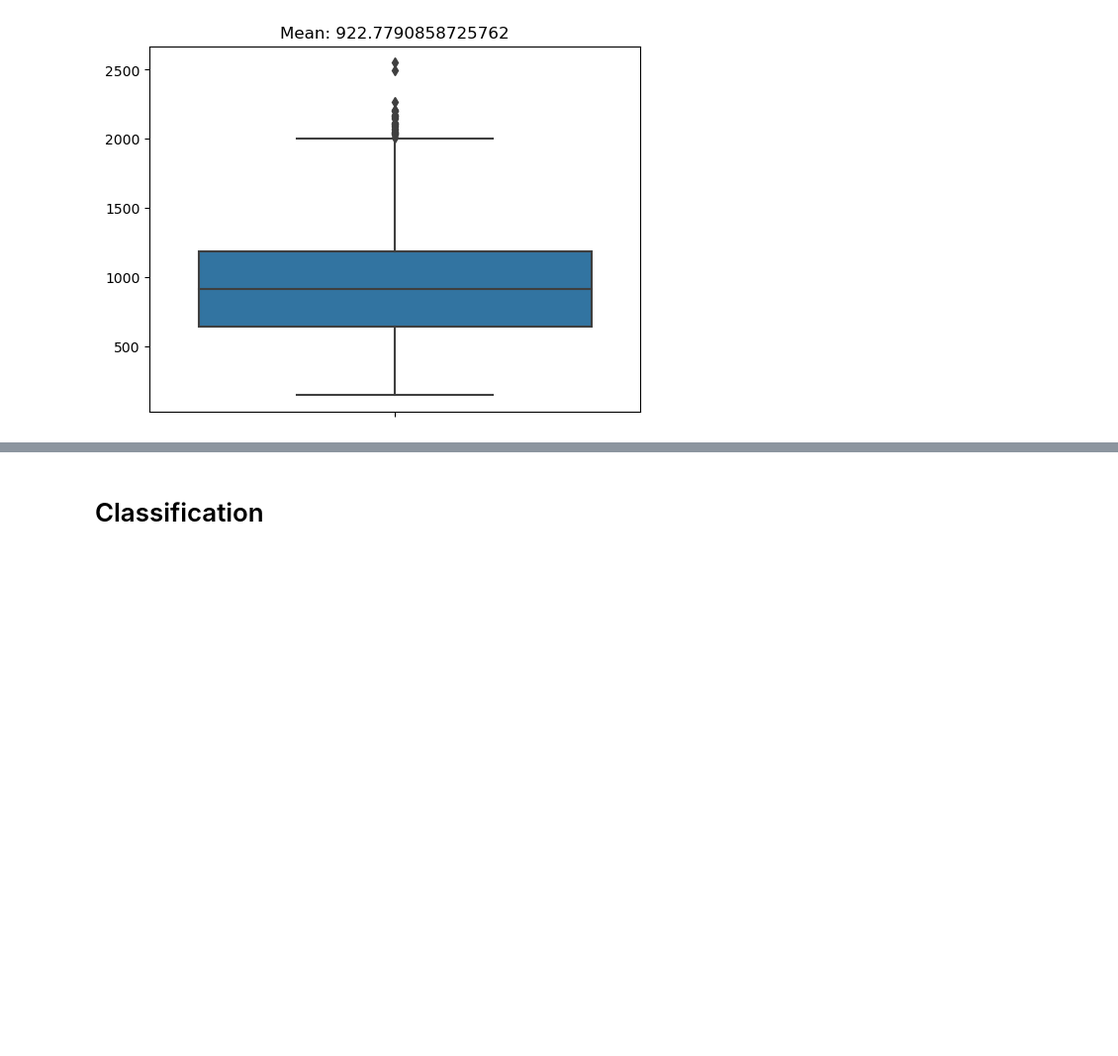
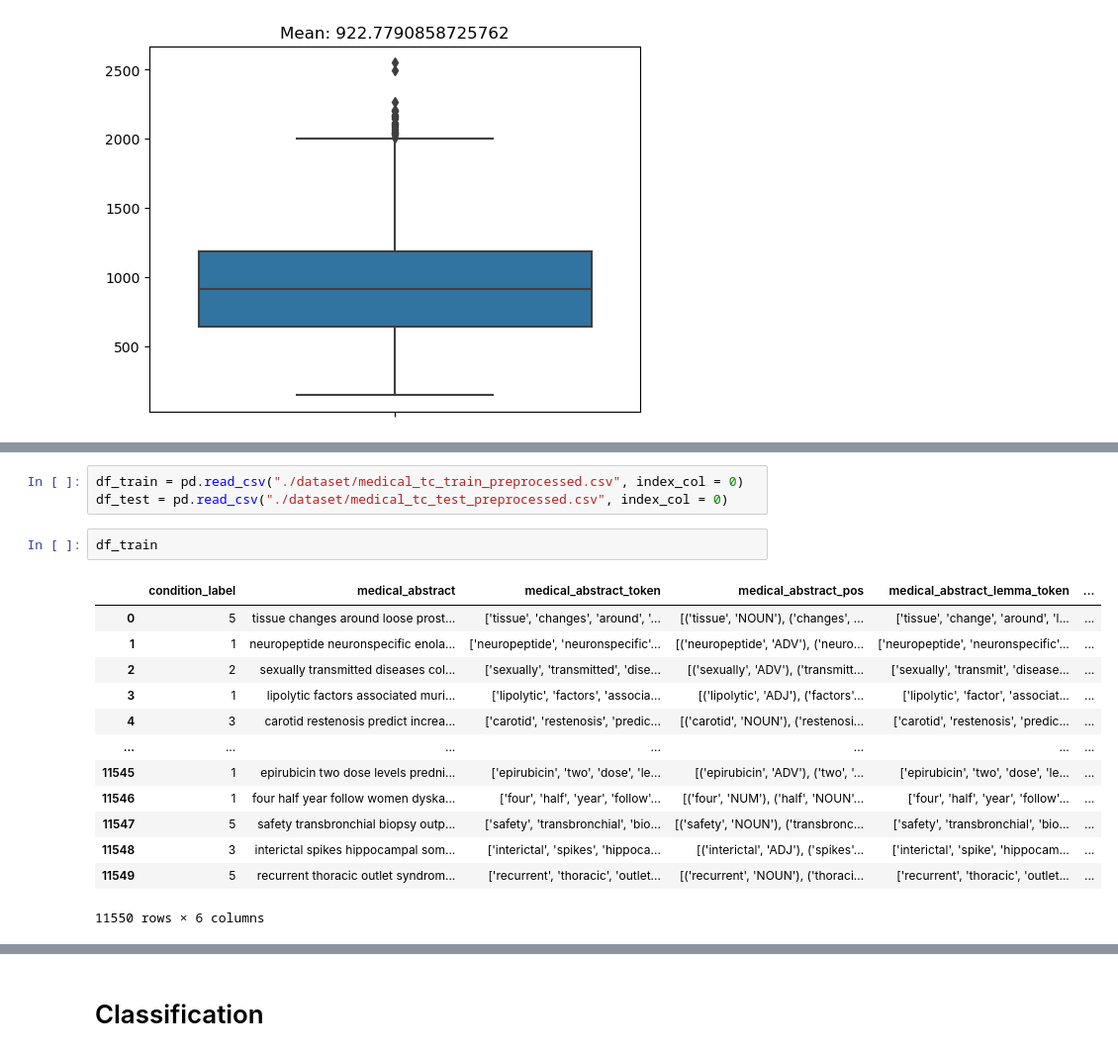
Before and after one commit to lucaMilazzo/TMSmilazzoPagnini2023, a Jupyter notebook: main.ipynb, the cells around one changed output, grey strips where cells are left out. Shown at 99% size. Saved outputs shown, nothing was run; the diff lists cells and outputs as text; blank space fills up the shorter version.

```diff
--- a/main.ipynb
+++ b/main.ipynb
@@ -514,0 +533,19 @@ plt.show()
+# %%
+df_train = pd.read_csv("./dataset/medical_tc_train_preprocessed.csv", index_col = 0)
+df_test = pd.read_csv("./dataset/medical_tc_test_preprocessed.csv", index_col = 0)
+# %%
+df_train
+# %% [output]
+|  | condition_label | medical_abstract | medical_abstract_token | medical_abstract_pos | medical_abstract_lemma_token | ... |
+| 0 | 5 | tissue changes around loose prost... | ['tissue', 'changes', 'around', '... | [('tissue', 'NOUN'), ('changes', ... | ['tissue', 'change', 'around', 'l... | ... |
+| 1 | 1 | neuropeptide neuronspecific enola... | ['neuropeptide', 'neuronspecific'... | [('neuropeptide', 'ADV'), ('neuro... | ['neuropeptide', 'neuronspecific'... | ... |
+| 2 | 2 | sexually transmitted diseases col... | ['sexually', 'transmitted', 'dise... | [('sexually', 'ADV'), ('transmitt... | ['sexually', 'transmit', 'disease... | ... |
+| 3 | 1 | lipolytic factors associated muri... | ['lipolytic', 'factors', 'associa... | [('lipolytic', 'ADJ'), ('factors'... | ['lipolytic', 'factor', 'associat... | ... |
+| 4 | 3 | carotid restenosis predict increa... | ['carotid', 'restenosis', 'predic... | [('carotid', 'NOUN'), ('restenosi... | ['carotid', 'restenosis', 'predic... | ... |
+| ... | ... | ... | ... | ... | ... | ... |
+| 11545 | 1 | epirubicin two dose levels predni... | ['epirubicin', 'two', 'dose', 'le... | [('epirubicin', 'ADV'), ('two', '... | ['epirubicin', 'two', 'dose', 'le... | ... |
+| 11546 | 1 | four half year follow women dyska... | ['four', 'half', 'year', 'follow'... | [('four', 'NUM'), ('half', 'NOUN'... | ['four', 'half', 'year', 'follow'... | ... |
+| 11547 | 5 | safety transbronchial biopsy outp... | ['safety', 'transbronchial', 'bio... | [('safety', 'NOUN'), ('transbronc... | ['safety', 'transbronchial', 'bio... | ... |
+| 11548 | 3 | interictal spikes hippocampal som... | ['interictal', 'spikes', 'hippoca... | [('interictal', 'ADJ'), ('spikes'... | ['interictal', 'spike', 'hippocam... | ... |
+| 11549 | 5 | recurrent thoracic outlet syndrom... | ['recurrent', 'thoracic', 'outlet... | [('recurrent', 'NOUN'), ('thoraci... | ['recurrent', 'thoracic', 'outlet... | ... |
+11550 rows × 6 columns
```
Also changed, not shown: parts of 7 cells of this notebook.
